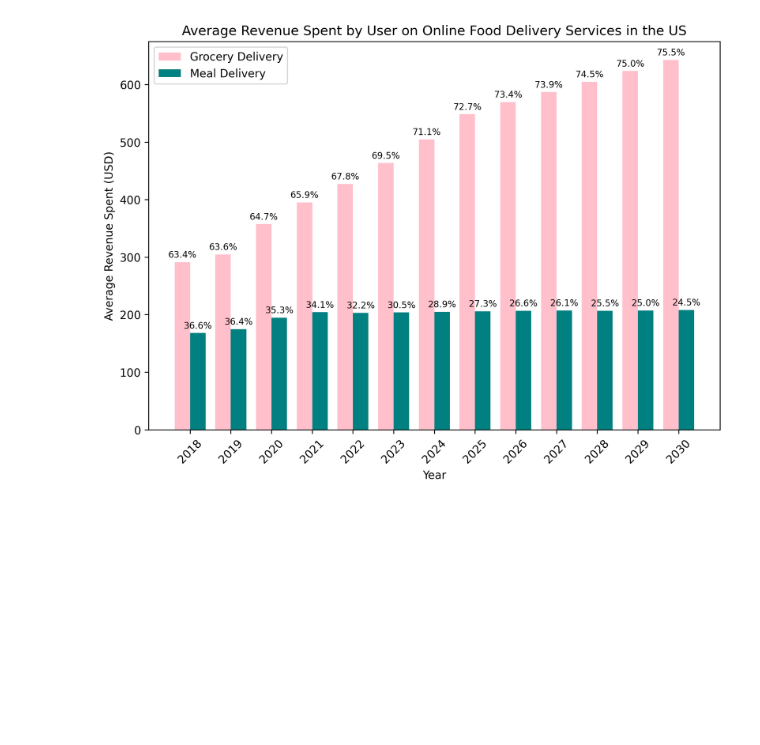
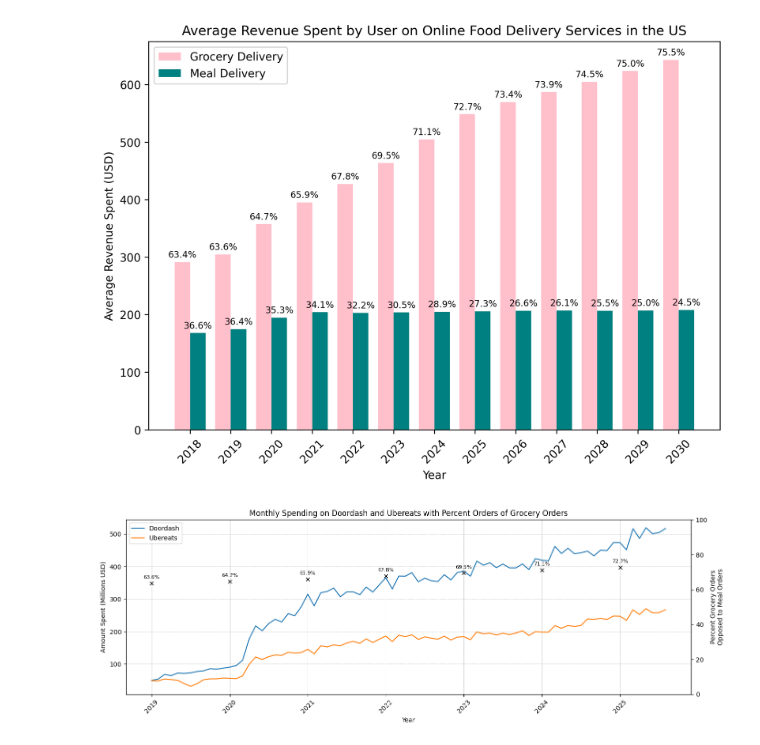
Before and after one commit to Fermin07TAJA/marketing, a Jupyter notebook: A2/yeartrim.ipynb, the cells around one changed output. Saved outputs shown, nothing was run; the diff lists cells and outputs as text; code cells hidden in the pictures; blank space fills up the shorter version.

```diff
--- a/A2/yeartrim.ipynb
+++ b/A2/yeartrim.ipynb
@@ -153,3 +152,42 @@ plt.tight_layout()
 plt.show()
 # %% [output]
 [figure]
+# %%
+# grocery % tomfoolery
+grocery_map = {int(y): float(p) for y, p in zip(years_arpu, grocery_pct)}
+
+years_in_merged = sorted(merged["Year"].unique()) # one x-pos
+year_positions = [merged.index[merged["Year"] == y][0] for y in years_in_merged]
+
+grocery_vals = [grocery_map.get(int(y), np.nan) for y in years_in_merged]
+
+# re-fig
+fig3, ax3 = plt.subplots(figsize=(14, 5))
+ax3.plot(merged.index, merged["SPEND_AMOUNT_door"] / 1e6, label="Doordash")
+ax3.plot(merged.index, merged["SPEND_AMOUNT_uber"] / 1e6, label="Ubereats")
+ax3.set_title("Monthly Spending on Doordash and Ubereats with Percent Orders of Grocery Orders")
+ax3.set_ylabel("Amount Spent (Millions USD)")
+ax3.set_xlabel("Year")
+
+ax3.set_xticks(year_positions)
+ax3.set_xticklabels(years_in_merged, rotation=45)
+ax3.grid(True, linestyle="--", linewidth=0.5)
+ax3.legend(loc="upper left")
+
+axg = ax3.twinx()
+axg.set_ylabel("Percent Grocery Orders\nOpposed to Meal Orders")
+axg.set_ylim(0, 100)
+
+# markers yay
+axg.plot(year_positions, grocery_vals, marker="x", linestyle="none", color="black")
+
+# marklab
+for xpos, year, gpct in zip(year_positions, years_in_merged, grocery_vals):
+    if np.isnan(gpct):
+        continue
+    axg.text(xpos, gpct + 2, f"{gpct:.1f}%", ha="center", va="bottom", fontsize=8)
+
+plt.tight_layout()
+plt.show()
+# %% [output]
+[figure, added]
```
Also changed, not shown: parts of 1 cell of this notebook, 3 other files.
